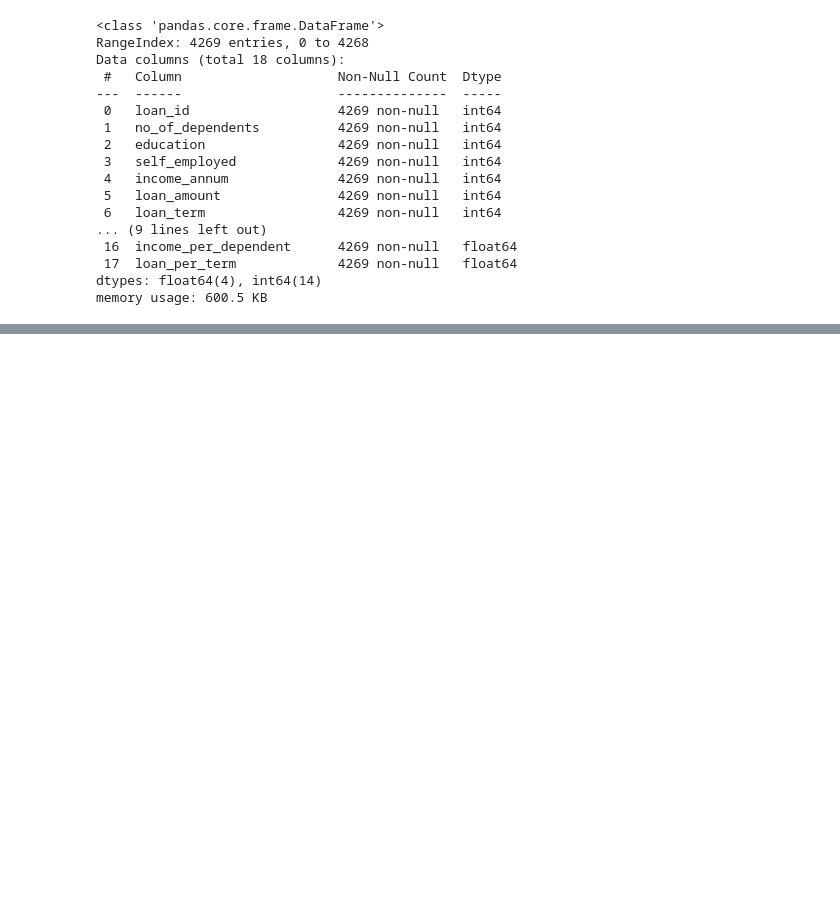
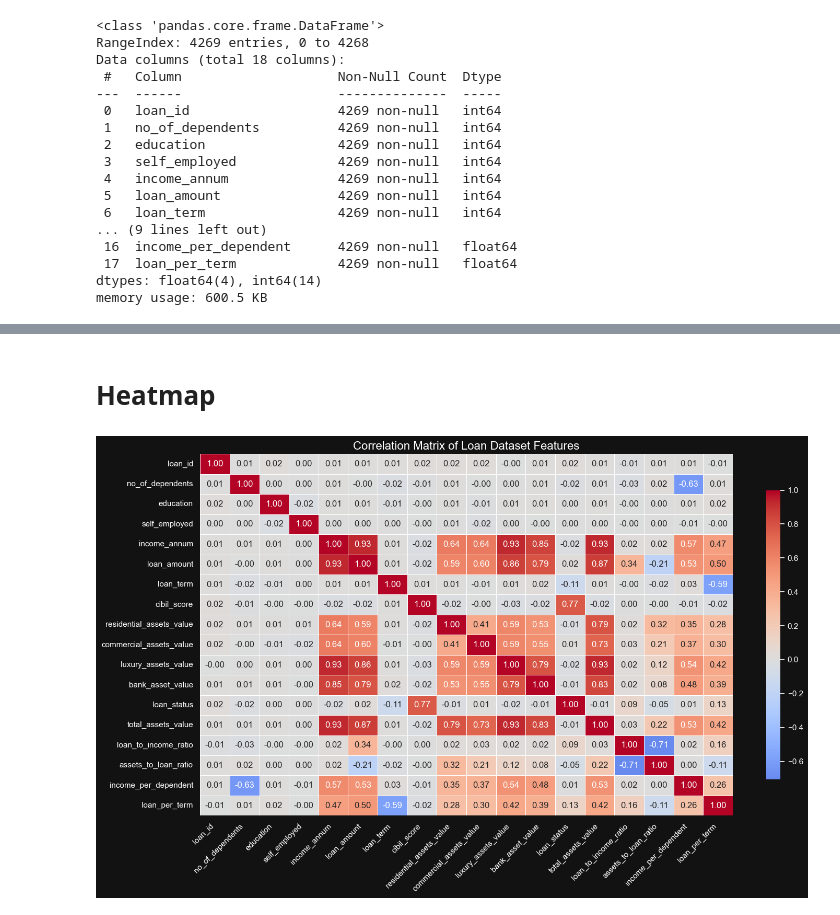
Before and after one commit to X6K18/Loan-Approval-Prediction-Datasets-Analysis, a Jupyter notebook: notebooks/04_train_models.ipynb, the cells around one changed output, grey strips where cells are left out. Cells and saved outputs as stored; diff of their text form; code cells hidden in the pictures; blank space fills up the shorter version.

```diff
--- a/notebooks/04_train_models.ipynb
+++ b/notebooks/04_train_models.ipynb
@@ -59,0 +72,2 @@ memory usage: 600.5 KB
+# %%
+corr_matrix = df.corr()
@@ -59,0 +94,37 @@ memory usage: 600.5 KB
+# %% [markdown]
+# **Heatmap**
+# %%
+sns.set_theme(style="darkgrid", palette="pastel")
+# %%
+plt.rcParams.update({
+    "grid.color": "0.3",
+    "axes.facecolor": "#1c1c1c",
+    "figure.facecolor": "#121212",
+    "text.color": "white",
+    "axes.labelcolor": "white",
+    "xtick.color": "white",
+    "ytick.color": "white"
+})
+# %%
+plt.figure(figsize=(15,9))
+
+# 3. Generate a custom heatmap
+sns.heatmap(
+    corr_matrix,
+    annot=True,          # Show the correlation coefficients on the plot
+    fmt=".2f",           # Format to 2 decimal places
+    cmap='coolwarm',     # Color map from blue (negative) to red (positive)
+    center=0,            # Set the middle value of the colormap to 0
+    linewidths=0.5,      # Add lines between cells for better visibility
+    cbar_kws={"shrink": .8} # Adjust the size of the color bar
+)
+
+# 4. Finalize plot details
+plt.title('Correlation Matrix of Loan Dataset Features', fontsize=16)
+plt.xticks(rotation=45, ha='right') # Rotate x-axis labels to prevent overlapping
+plt.tight_layout()
+
+# 5. Display the plot
+plt.show()
+# %% [output]
+[figure, added]
```
Also changed, not shown: parts of 67 cells of this notebook, 4 other files.
